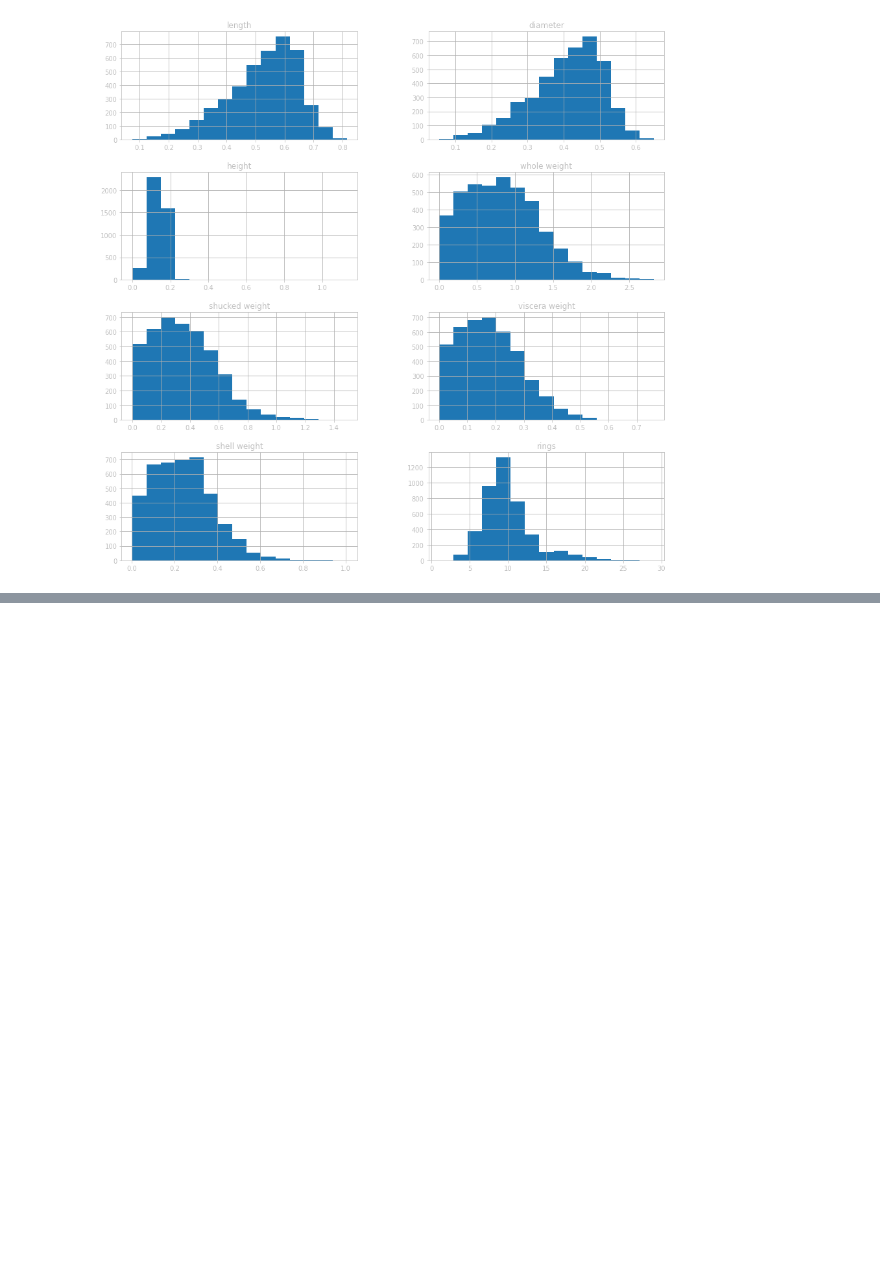
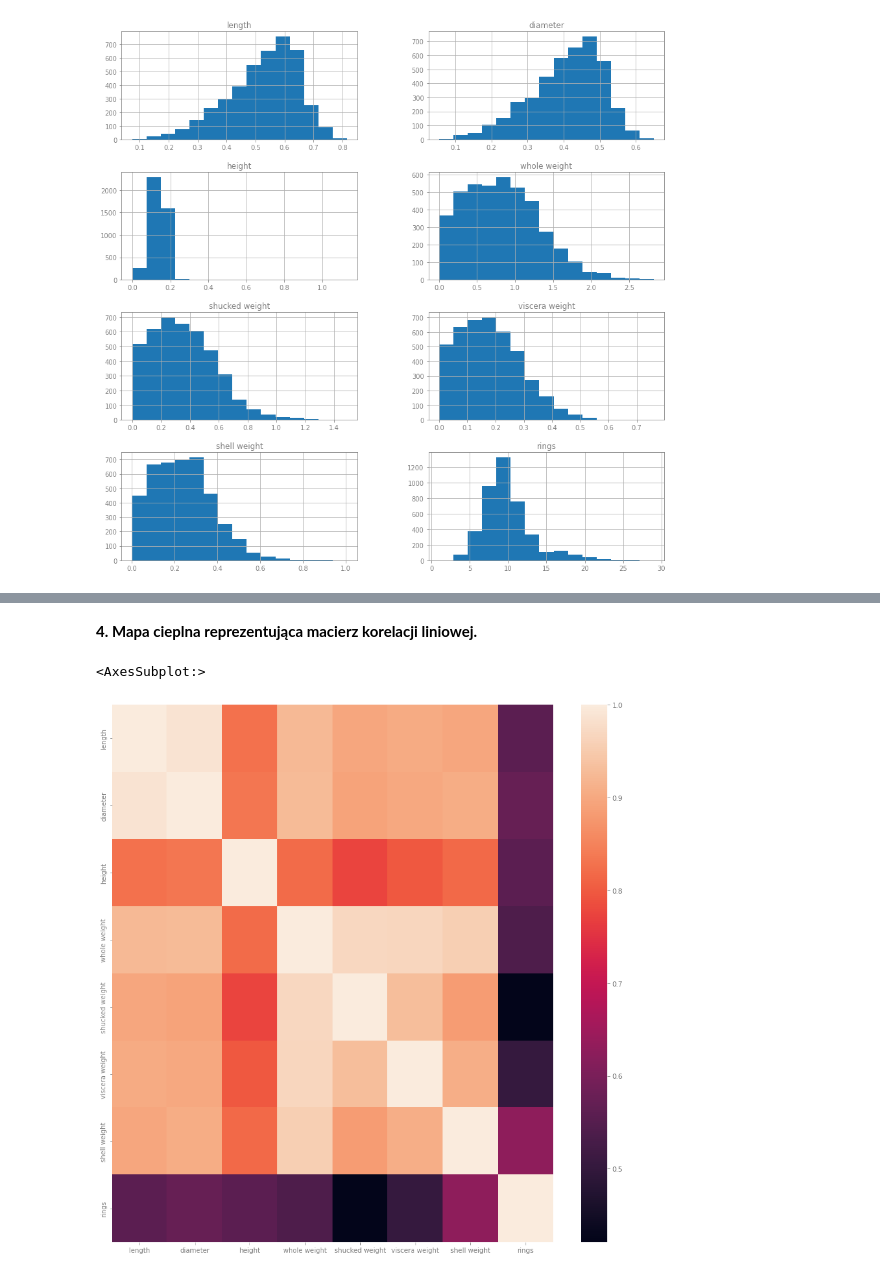
Before and after one commit to oskarkurczewski/ok_dl_zad4, a Jupyter notebook: analysis.ipynb, the cells around one changed output, grey strips where cells are left out. Saved outputs shown, nothing was run; the diff lists cells and outputs as text; code cells hidden in the pictures; blank space fills up the shorter version.

```diff
--- a/analysis.ipynb
+++ b/analysis.ipynb
@@ -102,0 +138,7 @@ histogram_quantitative = data.hist(layout = [4, 2], bins = 15)
+# %% [markdown]
+**4. Mapa cieplna reprezentująca macierz korelacji liniowej.**
+# %%
+sea.heatmap(data.corr())
+# %% [output]
+<AxesSubplot:>
+[figure, added]
```
Also changed, not shown: parts of 9 cells of this notebook.
